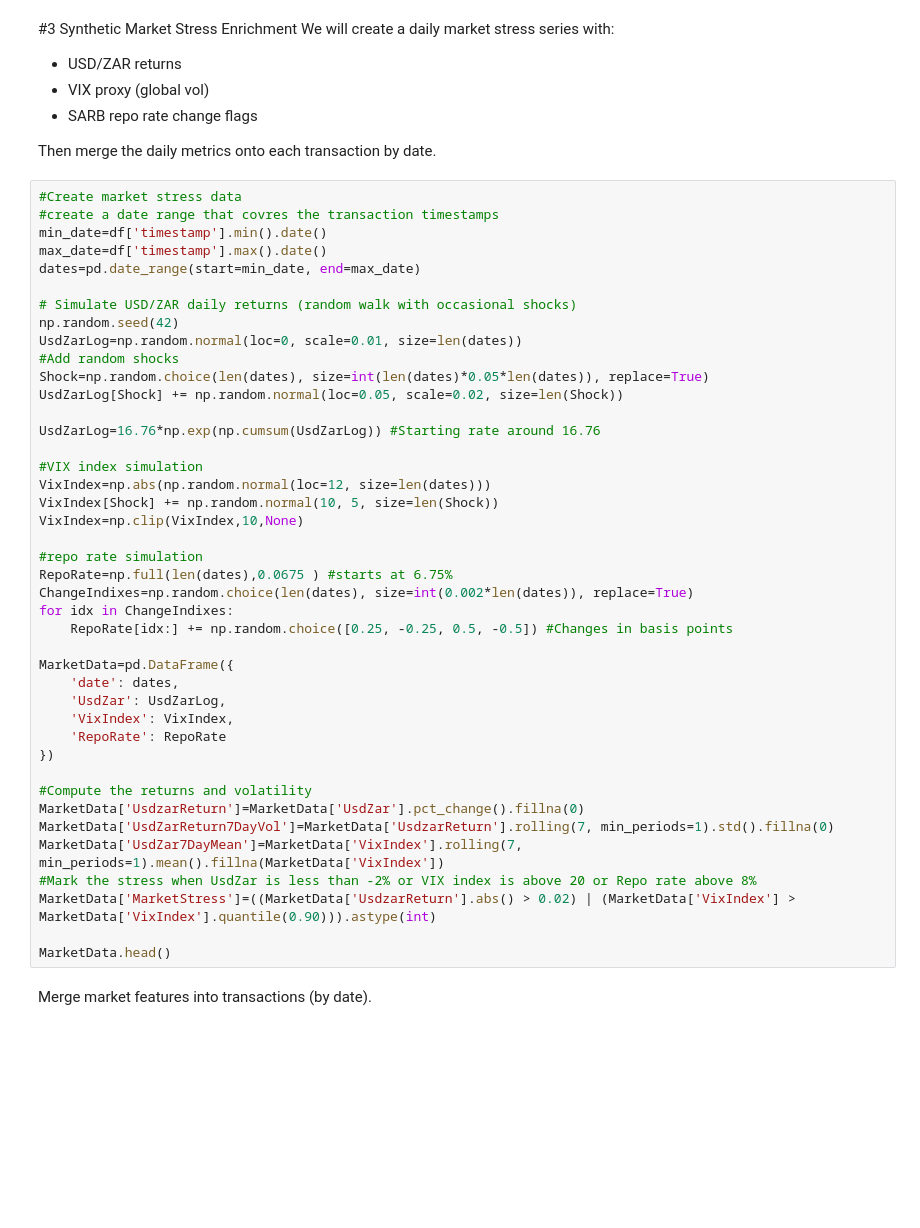
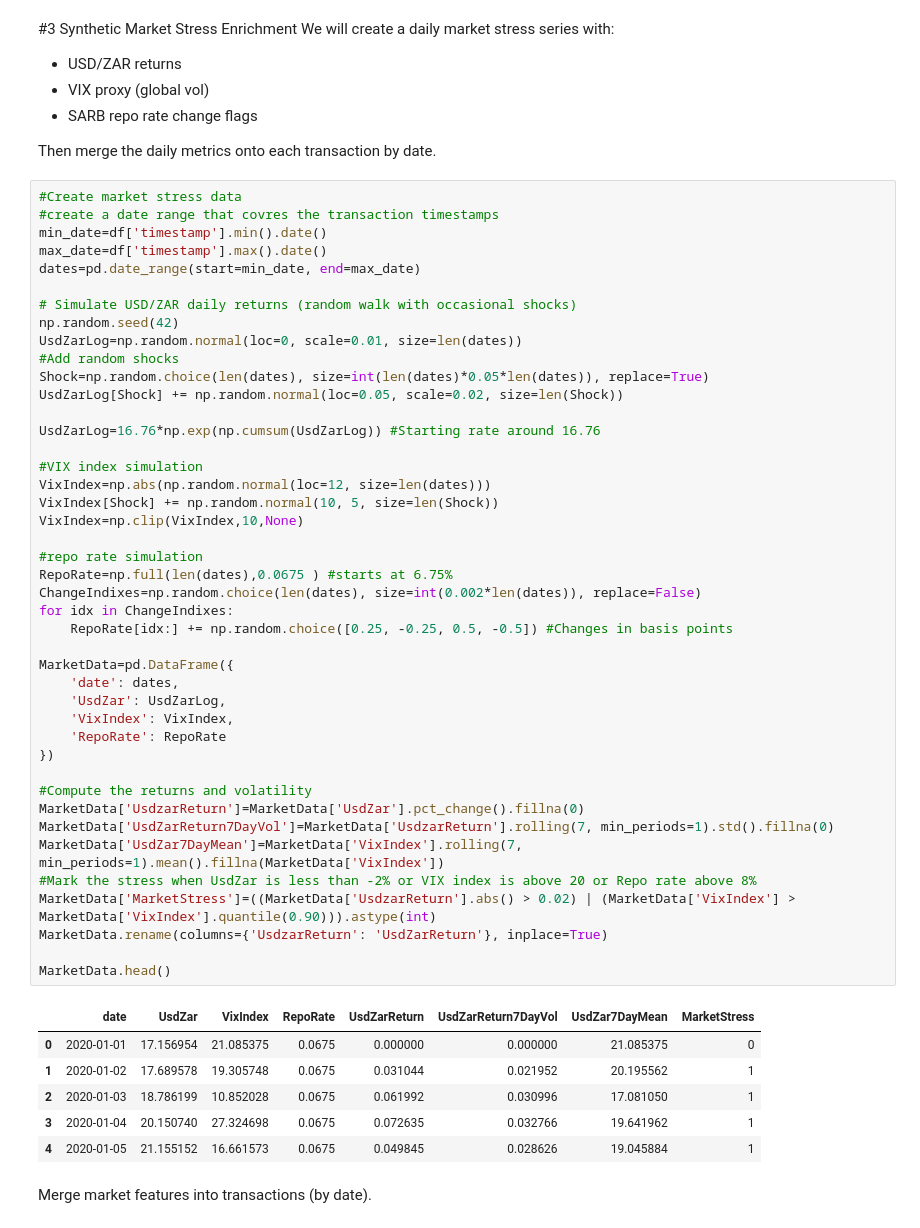
Before and after one commit to Nazzdam/Cyber-FraudPredict, a Jupyter notebook: PredictorProgramme.ipynb, the cells around one changed output. Drawn from its saved outputs; the diff is of its cells as text; blank space fills up the shorter version.

```diff
--- a/PredictorProgramme.ipynb
+++ b/PredictorProgramme.ipynb
@@ -138,34 +146,42 @@ UsdZarLog=np.random.normal(loc=0, scale=0.01, size=len(dates))
 Shock=np.random.choice(len(dates), size=int(len(dates)*0.05*len(dates)), replace=True)
 UsdZarLog[Shock] += np.random.normal(loc=0.05, scale=0.02, size=len(Shock))
 
 UsdZarLog=16.76*np.exp(np.cumsum(UsdZarLog)) #Starting rate around 16.76
 
 #VIX index simulation
 VixIndex=np.abs(np.random.normal(loc=12, size=len(dates)))
 VixIndex[Shock] += np.random.normal(10, 5, size=len(Shock))
 VixIndex=np.clip(VixIndex,10,None)
 
 #repo rate simulation
 RepoRate=np.full(len(dates),0.0675 ) #starts at 6.75%
-ChangeIndixes=np.random.choice(len(dates), size=int(0.002*len(dates)), replace=True)
+ChangeIndixes=np.random.choice(len(dates), size=int(0.002*len(dates)), replace=False)
 for idx in ChangeIndixes:
     RepoRate[idx:] += np.random.choice([0.25, -0.25, 0.5, -0.5]) #Changes in basis points
 
 MarketData=pd.DataFrame({
     'date': dates,
     'UsdZar': UsdZarLog,
     'VixIndex': VixIndex,
     'RepoRate': RepoRate
 })
 
 #Compute the returns and volatility
 MarketData['UsdzarReturn']=MarketData['UsdZar'].pct_change().fillna(0)
 MarketData['UsdZarReturn7DayVol']=MarketData['UsdzarReturn'].rolling(7, min_periods=1).std().fillna(0)
 MarketData['UsdZar7DayMean']=MarketData['VixIndex'].rolling(7, min_periods=1).mean().fillna(MarketData['VixIndex'])
 #Mark the stress when UsdZar is less than -2% or VIX index is above 20 or Repo rate above 8%
 MarketData['MarketStress']=((MarketData['UsdzarReturn'].abs() > 0.02) | (MarketData['VixIndex'] > MarketData['VixIndex'].quantile(0.90))).astype(int)
+MarketData.rename(columns={'UsdzarReturn': 'UsdZarReturn'}, inplace=True)
 
 MarketData.head()
+# %% [output]
+|  | date | UsdZar | VixIndex | RepoRate | UsdZarReturn | UsdZarReturn7DayVol | UsdZar7DayMean | MarketStress |
+| 0 | 2020-01-01 | 17.156954 | 21.085375 | 0.0675 | 0.000000 | 0.000000 | 21.085375 | 0 |
+| 1 | 2020-01-02 | 17.689578 | 19.305748 | 0.0675 | 0.031044 | 0.021952 | 20.195562 | 1 |
+| 2 | 2020-01-03 | 18.786199 | 10.852028 | 0.0675 | 0.061992 | 0.030996 | 17.081050 | 1 |
+| 3 | 2020-01-04 | 20.150740 | 27.324698 | 0.0675 | 0.072635 | 0.032766 | 19.641962 | 1 |
+| 4 | 2020-01-05 | 21.155152 | 16.661573 | 0.0675 | 0.049845 | 0.028626 | 19.045884 | 1 |
 # %% [markdown]
 Merge market features into transactions (by date).
 # %%
```
Also changed, not shown: parts of 3 cells of this notebook.
